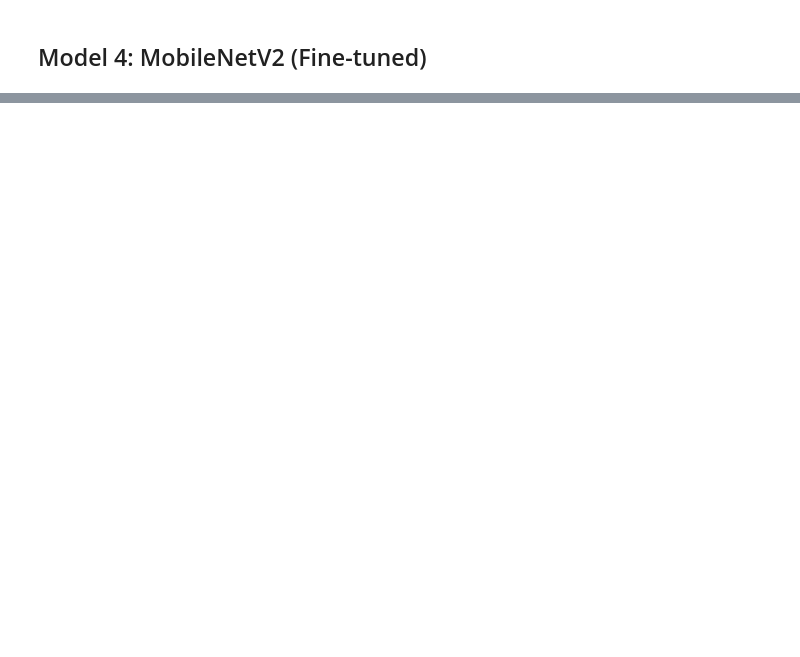
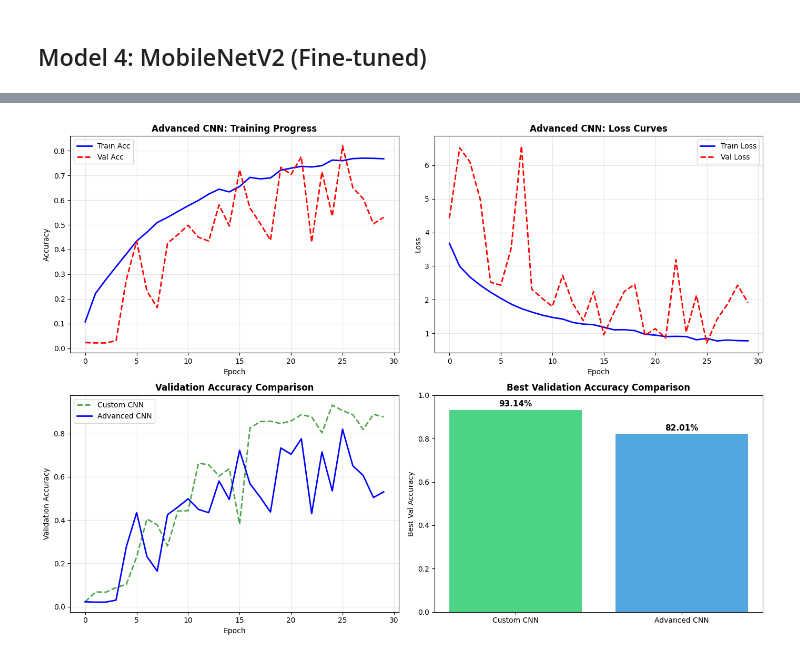
Before and after one commit to lequo-neu/IE7615_Discriminative_Project, a Jupyter notebook: notebooks/03_train_classification.ipynb, the cells around one changed output, grey strips where cells are left out. Drawn from its saved outputs; the diff is of its cells as text; code cells hidden in the pictures; blank space fills up the shorter version.

```diff
--- a/notebooks/03_train_classification.ipynb
+++ b/notebooks/03_train_classification.ipynb
@@ -54,7 +55,7 @@ NUM_CLASSES = class_info['num_classes']
 
 IMG_SIZE = (224, 224)
 BATCH_SIZE = 32
-EPOCHS = 20  # Start with 5 for testing
+EPOCHS = 30  # Start with 5 for testing
 
 print(f"Classes: {NUM_CLASSES}")
 # %% [output]
@@ -155,7 +161,7 @@ print("TRAINING CUSTOM CNN")
 print("="*80)
 
 callbacks_cnn = [
-    ModelCheckpoint(str(MODELS_PATH / 'custom_cnn_best.h5'), monitor='val_accuracy',
+    ModelCheckpoint(str(MODELS_PATH / 'custom_cnn_best.keras'), monitor='val_accuracy',
                     save_best_only=True, verbose=1),
     EarlyStopping(monitor='val_accuracy', patience=10, restore_best_weights=True, verbose=1),
     ReduceLROnPlateau(monitor='val_loss', factor=0.5, patience=3, verbose=1)
@@ -166,7 +172,7 @@ history_cnn = model_cnn.fit(
     callbacks=callbacks_cnn, verbose=1
 )
 
-model_cnn.save(MODELS_PATH / 'custom_cnn_last.h5')
+model_cnn.save(MODELS_PATH / 'custom_cnn_last.keras')
 print(f"\nBest: {max(history_cnn.history['val_accuracy']):.4f}")
 # %% [output]
 ================================================================================
@@ -366,0 +574,81 @@ print(f"\nCurrent best: {best['model']} at {best['best_val_acc']:.1%}")
+# %%
+# Visualize Advanced CNN training and compare with Custom CNN
+import matplotlib.pyplot as plt
+
+fig, axes = plt.subplots(2, 2, figsize=(14, 10))
+
+# Plot 1: Advanced CNN Training Curves
+ax1 = axes[0, 0]
+ax1.plot(history_advanced.history['accuracy'], 'b-', label='Train Acc', linewidth=2)
+ax1.plot(history_advanced.history['val_accuracy'], 'r--', label='Val Acc', linewidth=2)
+ax1.set_title('Advanced CNN: Training Progress', fontsize=12, fontweight='bold')
+ax1.set_xlabel('Epoch')
+ax1.set_ylabel('Accuracy')
+ax1.legend()
+ax1.grid(True, alpha=0.3)
+
+# Plot 2: Advanced CNN Loss
+ax2 = axes[0, 1]
+ax2.plot(history_advanced.history['loss'], 'b-', label='Train Loss', linewidth=2)
+ax2.plot(history_advanced.history['val_loss'], 'r--', label='Val Loss', linewidth=2)
+ax2.set_title('Advanced CNN: Loss Curves', fontsize=12, fontweight='bold')
+ax2.set_xlabel('Epoch')
+ax2.set_ylabel('Loss')
+ax2.legend()
+ax2.grid(True, alpha=0.3)
+
+# Plot 3: Comparison - Validation Accuracy
+ax3 = axes[1, 0]
+try:
+    ax3.plot(history_cnn.history['val_accuracy'], 'g--', label='Custom CNN', linewidth=2, alpha=0.7)
+except:
+    pass
+ax3.plot(history_advanced.history['val_accuracy'], 'b-', label='Advanced CNN', linewidth=2)
+ax3.set_title('Validation Accuracy Comparison', fontsize=12, fontweight='bold')
+ax3.set_xlabel('Epoch')
+ax3.set_ylabel('Validation Accuracy')
+ax3.legend()
+ax3.grid(True, alpha=0.3)
+
+# Plot 4: Bar comparison of best results
+ax4 = axes[1, 1]
+models_compare = ['Custom CNN', 'Advanced CNN']
+try:
+    best_accs = [
+        max(history_cnn.history['val_accuracy']),
+        max(history_advanced.history['val_accuracy'])
+    ]
+except:
+    best_accs = [0, max(history_advanced.history['val_accuracy'])]
+
+colors = ['#2ecc71', '#3498db']
+bars = ax4.bar(models_compare, best_accs, color=colors, alpha=0.85)
+ax4.set_title('Best Validation Accuracy Comparison', fontsize=12, fontweight='bold')
+ax4.set_ylabel('Best Val Accuracy')
+ax4.set_ylim([0, 1])
+
+# Add value labels on bars
+for bar, acc in zip(bars, best_accs):
+    height = bar.get_height()
+    ax4.annotate(f'{acc:.2%}',
+                xy=(bar.get_x() + bar.get_width() / 2, height),
+                xytext=(0, 3),
+                textcoords="offset points",
+                ha='center', va='bottom', fontsize=11, fontweight='bold')
+
+plt.tight_layout()
+plt.savefig(LOGS_PATH / 'advanced_cnn_comparison.png', dpi=150, bbox_inches='tight')
+plt.show()
+
+print("\n" + "="*80)
+print("INSIGHTS: Advanced CNN vs Custom CNN")
+print("="*80)
+print(f"\nAdvanced CNN Best Val Accuracy: {max(history_advanced.history['val_accuracy']):.4f}")
+try:
+    print(f"Custom CNN Best Val Accuracy: {max(history_cnn.history['val_accuracy']):.4f}")
+    improvement = max(history_advanced.history['val_accuracy']) - max(history_cnn.history['val_accuracy'])
+    print(f"\nImprovement: {improvement:+.4f} ({improvement*100:+.2f}%)")
+except:
+    print("Custom CNN history not available for comparison")
+# %% [output]
+[figure, added]
```
Also changed, not shown: parts of 22 cells of this notebook, 17 other files.
